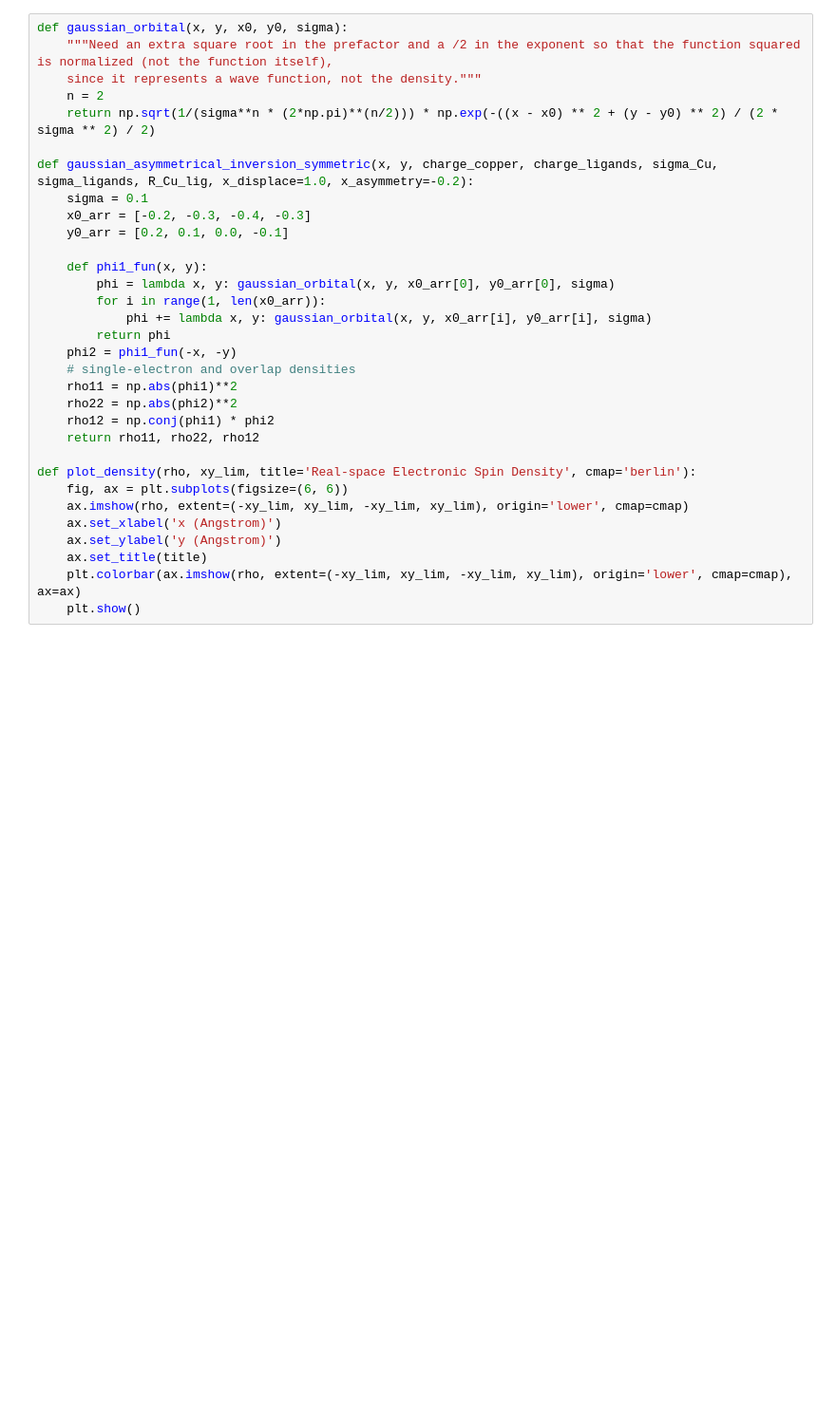
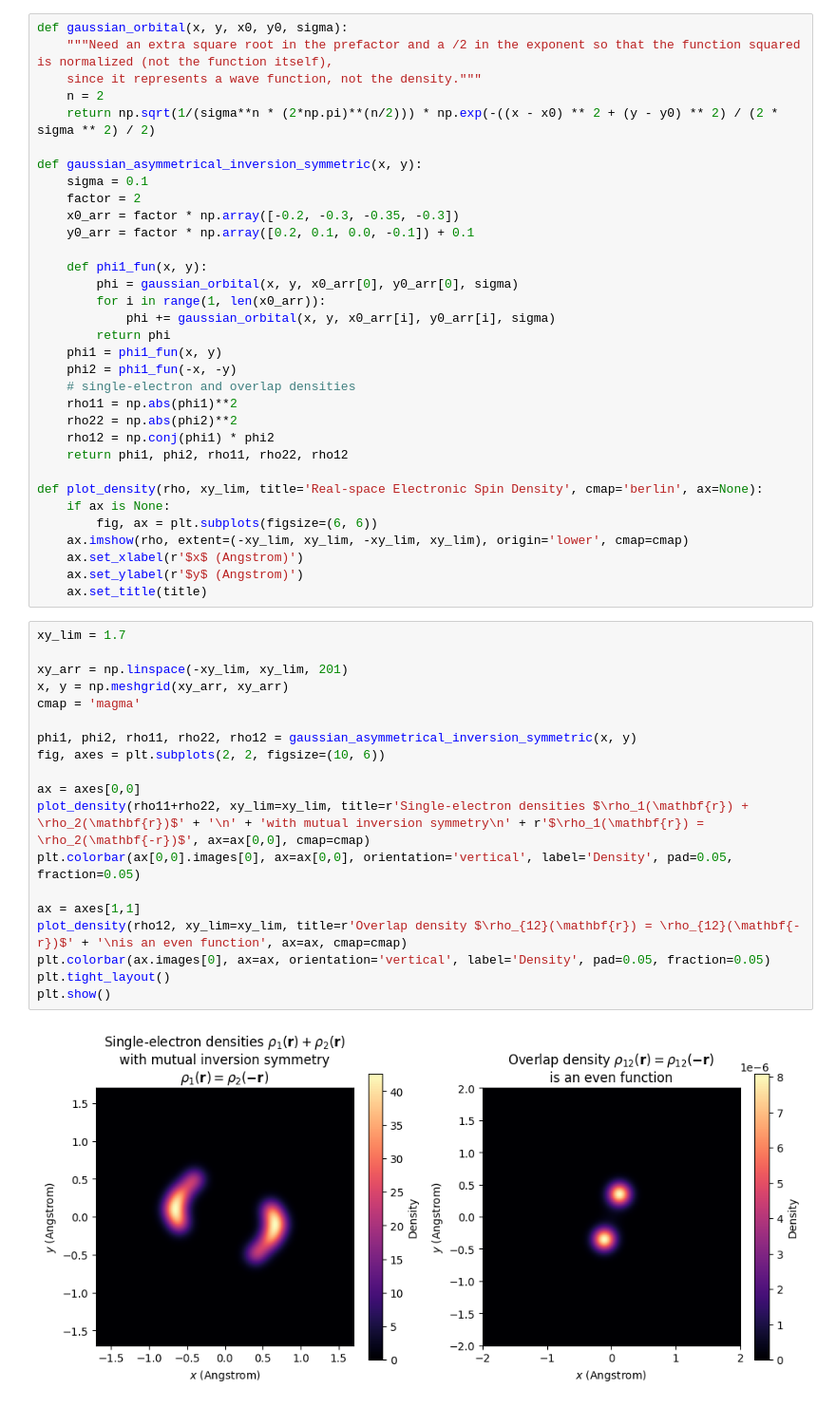
Before and after one commit to liborsold/fft_electronic_spin_density, a Jupyter notebook: examples/overlap_density_even_in_centrosymmetric_illustrate.ipynb, the cells around one changed output. Shown at 95% size. Saved outputs shown, nothing was run; the diff lists cells and outputs as text; blank space fills up the shorter version.

Commit message:
update overlap density example

```diff
--- a/examples/overlap_density_even_in_centrosymmetric_illustrate.ipynb
+++ b/examples/overlap_density_even_in_centrosymmetric_illustrate.ipynb
@@ -10,28 +8,50 @@ def gaussian_orbital(x, y, x0, y0, sigma):
     n = 2
     return np.sqrt(1/(sigma**n * (2*np.pi)**(n/2))) * np.exp(-((x - x0) ** 2 + (y - y0) ** 2) / (2 * sigma ** 2) / 2)
 
-def gaussian_asymmetrical_inversion_symmetric(x, y, charge_copper, charge_ligands, sigma_Cu, sigma_ligands, R_Cu_lig, x_displace=1.0, x_asymmetry=-0.2):
+def gaussian_asymmetrical_inversion_symmetric(x, y):
     sigma = 0.1
-    x0_arr = [-0.2, -0.3, -0.4, -0.3]
-    y0_arr = [0.2, 0.1, 0.0, -0.1]
+    factor = 2
+    x0_arr = factor * np.array([-0.2, -0.3, -0.35, -0.3])
+    y0_arr = factor * np.array([0.2, 0.1, 0.0, -0.1]) + 0.1
 
     def phi1_fun(x, y):
-        phi = lambda x, y: gaussian_orbital(x, y, x0_arr[0], y0_arr[0], sigma)
+        phi = gaussian_orbital(x, y, x0_arr[0], y0_arr[0], sigma)
         for i in range(1, len(x0_arr)):
-            phi += lambda x, y: gaussian_orbital(x, y, x0_arr[i], y0_arr[i], sigma)
+            phi += gaussian_orbital(x, y, x0_arr[i], y0_arr[i], sigma)
         return phi
+    phi1 = phi1_fun(x, y)
     phi2 = phi1_fun(-x, -y)
     # single-electron and overlap densities
     rho11 = np.abs(phi1)**2
     rho22 = np.abs(phi2)**2
     rho12 = np.conj(phi1) * phi2
-    return rho11, rho22, rho12
+    return phi1, phi2, rho11, rho22, rho12
 
-def plot_density(rho, xy_lim, title='Real-space Electronic Spin Density', cmap='berlin'):
-    fig, ax = plt.subplots(figsize=(6, 6))
+def plot_density(rho, xy_lim, title='Real-space Electronic Spin Density', cmap='berlin', ax=None):
+    if ax is None:
+        fig, ax = plt.subplots(figsize=(6, 6))
     ax.imshow(rho, extent=(-xy_lim, xy_lim, -xy_lim, xy_lim), origin='lower', cmap=cmap)
-    ax.set_xlabel('x (Angstrom)')
-    ax.set_ylabel('y (Angstrom)')
+    ax.set_xlabel(r'$x$ (Angstrom)')
+    ax.set_ylabel(r'$y$ (Angstrom)')
     ax.set_title(title)
-    plt.colorbar(ax.imshow(rho, extent=(-xy_lim, xy_lim, -xy_lim, xy_lim), origin='lower', cmap=cmap), ax=ax)
-    plt.show()
+# %%
+xy_lim = 1.7
+
+xy_arr = np.linspace(-xy_lim, xy_lim, 201)
+x, y = np.meshgrid(xy_arr, xy_arr)
+cmap = 'magma'
+
+phi1, phi2, rho11, rho22, rho12 = gaussian_asymmetrical_inversion_symmetric(x, y)
+fig, axes = plt.subplots(2, 2, figsize=(10, 6))
+
+ax = axes[0,0]
+plot_density(rho11+rho22, xy_lim=xy_lim, title=r'Single-electron densities $\rho_1(\mathbf{r}) + \rho_2(\mathbf{r})$' + '\n' + 'with mutual inversion symmetry\n' + r'$\rho_1(\mathbf{r}) = \rho_2(\mathbf{-r})$', ax=ax[0,0], cmap=cmap)
+plt.colorbar(ax[0,0].images[0], ax=ax[0,0], orientation='vertical', label='Density', pad=0.05, fraction=0.05)
+
+ax = axes[1,1]
+plot_density(rho12, xy_lim=xy_lim, title=r'Overlap density $\rho_{12}(\mathbf{r}) = \rho_{12}(\mathbf{-r})$' + '\nis an even function', ax=ax, cmap=cmap)
+plt.colorbar(ax.images[0], ax=ax, orientation='vertical', label='Density', pad=0.05, fraction=0.05)
+plt.tight_layout()
+plt.show()
+# %% [output]
+[figure, added]
```
Also changed, not shown: parts of 2 cells of this notebook, 2 other files.
